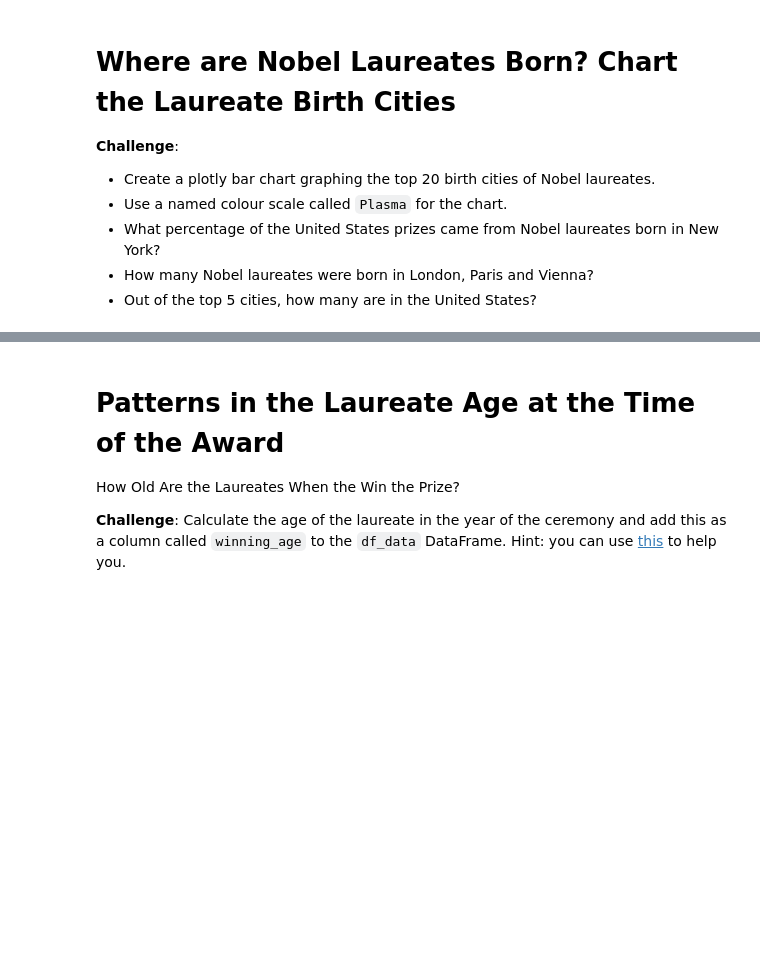
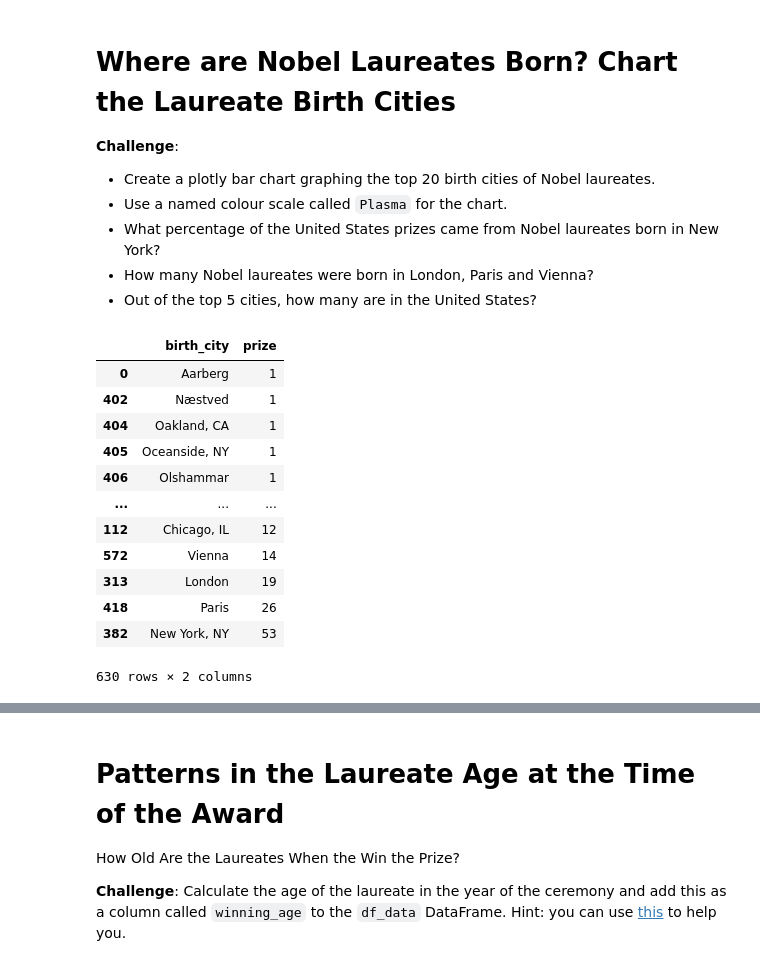
Before and after one commit to Jeff-Nibbs/nobel-data, a Jupyter notebook: Nobel_Prize_Analysis_(start).ipynb, the cells around one changed output, grey strips where cells are left out. Saved outputs shown, nothing was run; the diff lists cells and outputs as text; code cells hidden in the pictures; blank space fills up the shorter version.

```diff
--- a/Nobel_Prize_Analysis_(start).ipynb
+++ b/Nobel_Prize_Analysis_(start).ipynb
@@ -617,3 +647,20 @@ Where do major discoveries take place?
 * What percentage of the United States prizes came from Nobel laureates born in New York?
 * How many Nobel laureates were born in London, Paris and Vienna?
 * Out of the top 5 cities, how many are in the United States?
+# %%
+birth_city = df_data.groupby(['birth_city'], as_index=False).agg({'prize' : pd.Series.count})
+birth_city.sort_values('prize')
+# %% [output]
+|  | birth_city | prize |
+| 0 | Aarberg | 1 |
+| 402 | Næstved | 1 |
+| 404 | Oakland, CA | 1 |
+| 405 | Oceanside, NY | 1 |
+| 406 | Olshammar | 1 |
+| ... | ... | ... |
+| 112 | Chicago, IL | 12 |
+| 572 | Vienna | 14 |
+| 313 | London | 19 |
+| 418 | Paris | 26 |
+| 382 | New York, NY | 53 |
+630 rows × 2 columns
```
Also changed, not shown: parts of 8 cells of this notebook.
